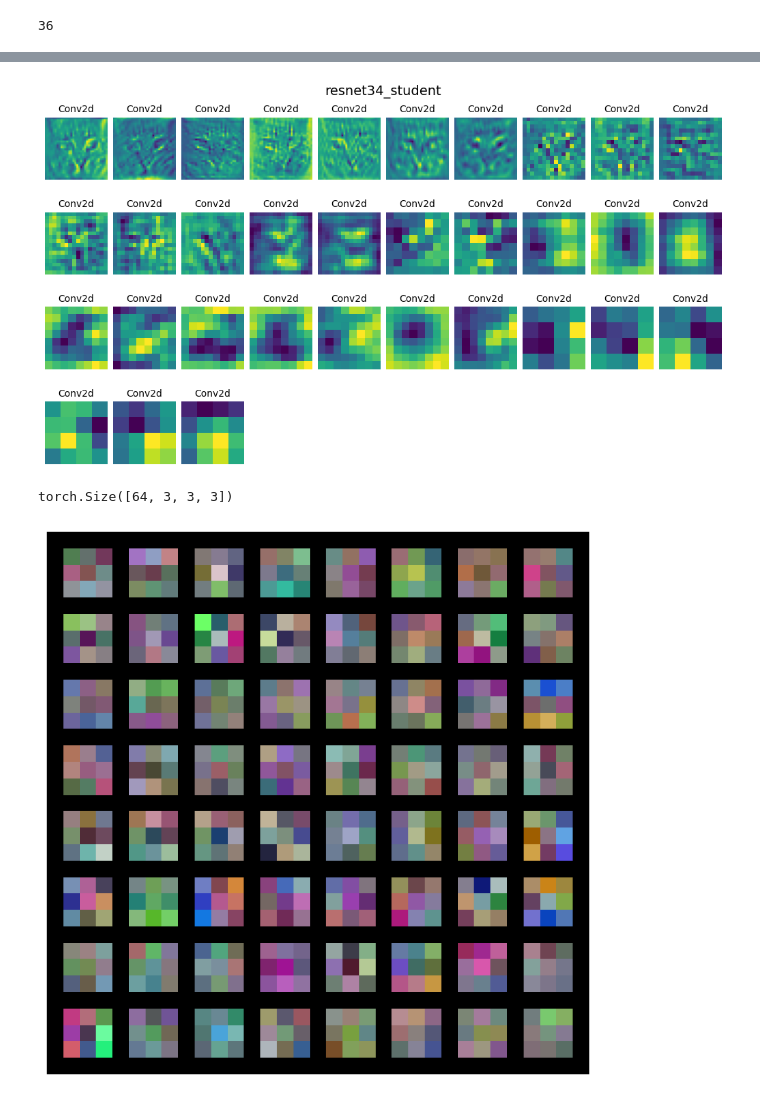
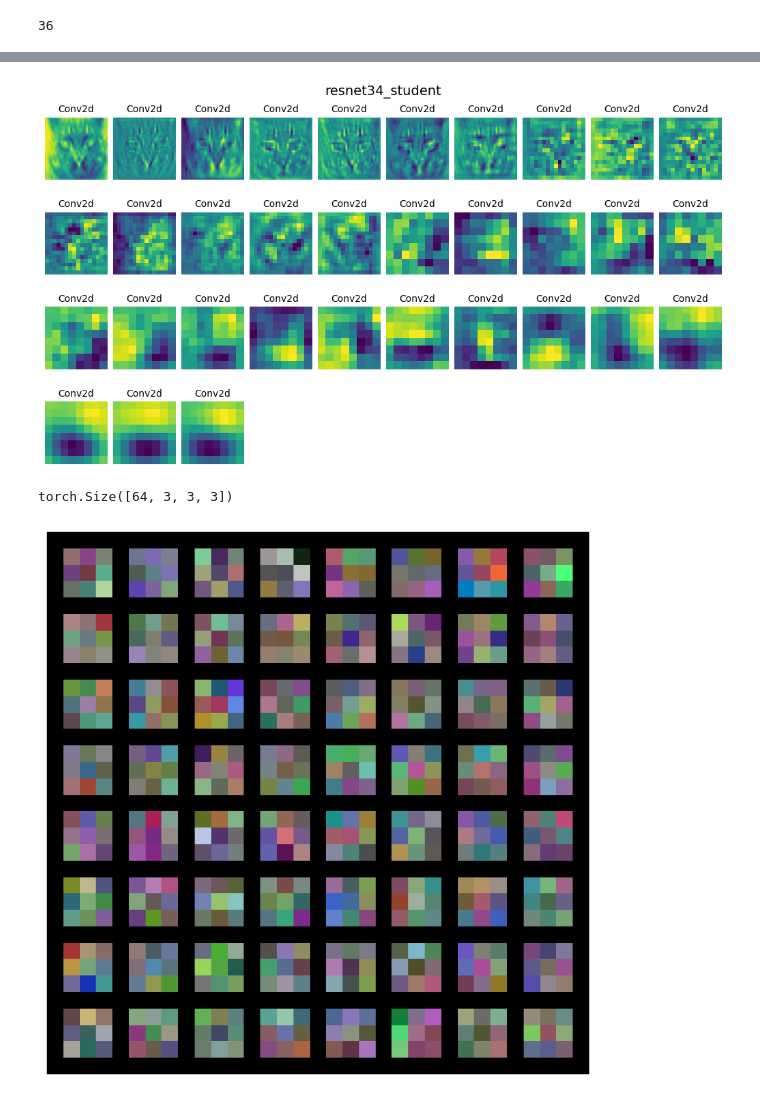
Before and after one commit to Boulaouaney/Skip-Connection-KD-with-ECA, a Jupyter notebook: features_visualization.ipynb, the cells around one changed output, grey strips where cells are left out. Drawn from its saved outputs; the diff is of its cells as text; code cells hidden in the pictures.

```diff
--- a/features_visualization.ipynb
+++ b/features_visualization.ipynb
@@ -11,12 +11,12 @@ import models.resnet_ECA_last_block_SC as resnet_ECA_last
 plt.ion() # interactive mode
 %matplotlib inline
 # %%
-net = resnet_ECA_parallel.resnet34()
+net = resnet_ECA_last.resnet34()
 model_names = ['resnet18', 'resnet34', 'resnet50', 'resnet101', 'resnet152']
 types = ['teacher', 'student']
-index = 6
+index = 10
 modelname = model_names[1]
-type = types[0]
+type = types[1]
 net.load_state_dict(torch.load(f'./vanilla_kd_model_saved_base/{modelname}_{type}_{index}.pth',
                                    map_location=torch.device('cpu')))
 net
@@ -92,8 +92,8 @@ names = []
 for i in range(count):
     # parallel
     # resnet34_teacher_6
-    if i == 8 or i == 17 or i == 30:
-        continue
+    # if i == 8 or i == 17 or i == 30:
+    #     continue
 
     # resnet18_student_6
     # if i == 6 or i == 11 or i == 16:
@@ -104,8 +104,8 @@ for i in range(count):
     # if i == 6 or i == 11 or i == 17:
     #     continue
     # resnet34 student 10
-    # if i in [8,17,31]:
-    #     continue
+    if i in [8,17,31]:
+        continue
     # resnet152 teacher 10
     # if i in [2,3,4,12,13,14,37,38,39,146,147,148]:
     #     continue
@@ -177,7 +177,7 @@ for i in range(len(processed)):
 plt.savefig(str(f'./feature_maps/feature_maps_{modelname}_{type}_{index}.jpg'), bbox_inches='tight')
 plt.show()
 # %% [output]
-[figure, old version]
+[figure, new version]
 # %%
 from torchvision import utils
 import numpy as np
@@ -190,44 +190,44 @@ def vistensor(tensor, ch=0, allkernels=False, nrow=8, padding=1):
         @allkernels: visualization all tensores
     '''
 
     n,c,w,h = tensor.shape
     if allkernels: tensor = tensor.view(n*c,-1,w,h )
     elif c != 3: tensor = tensor[:,ch,:,:].unsqueeze(dim=1)
 
     rows = np.min( (tensor.shape[0]//nrow + 1, 64 )  )
     grid = utils.make_grid(tensor, nrow=nrow, normalize=True, padding=padding)
     plt.figure( figsize=(nrow,rows) )
     plt.imshow(grid.numpy().transpose((1, 2, 0)))
 
-# def savetensor(tensor, filename, ch=0, allkernels=False, nrow=8, padding=2):
-#     '''
-#     savetensor: save tensor
-#         @filename: file name
-#         @ch: visualization channel
-#         @allkernels: visualization all tensores
-#     '''
-#
-#     n,c,w,h = tensor.shape
-#     if allkernels: tensor = tensor.view(n*c,-1,w,h )
-#     elif c != 3: tensor = tensor[:,ch,:,:].unsqueeze(dim=1)
-#     utils.save_image(tensor, filename, nrow=nrow )
+def savetensor(tensor, filename, ch=0, allkernels=False, nrow=8, padding=2):
+    '''
+    savetensor: save tensor
+        @filename: file name
+        @ch: visualization channel
+        @allkernels: visualization all tensores
+    '''
+
+    n,c,w,h = tensor.shape
+    if allkernels: tensor = tensor.view(n*c,-1,w,h )
+    elif c != 3: tensor = tensor[:,ch,:,:].unsqueeze(dim=1)
+    utils.save_image(tensor, filename, nrow=nrow )
 
 vizable = []
 for i in range(len(weights)):
     if weights[i].ndim == 4:
         vizable.append(i)
 
 
 
 kernel = weights[vizable[0]].data.clone()
 print(kernel.shape)
 
 vistensor(kernel, ch=3, allkernels=False)
-# savetensor(kernel,'kernel.png', allkernels=False)
+savetensor(kernel,'kernel.png', allkernels=False)
 
 plt.axis('off')
 plt.ioff()
 plt.show()
 # %% [output]
 torch.Size([64, 3, 3, 3])
-[figure, old version]
+[figure, new version]
```
Also changed, not shown: parts of 3 cells of this notebook.
